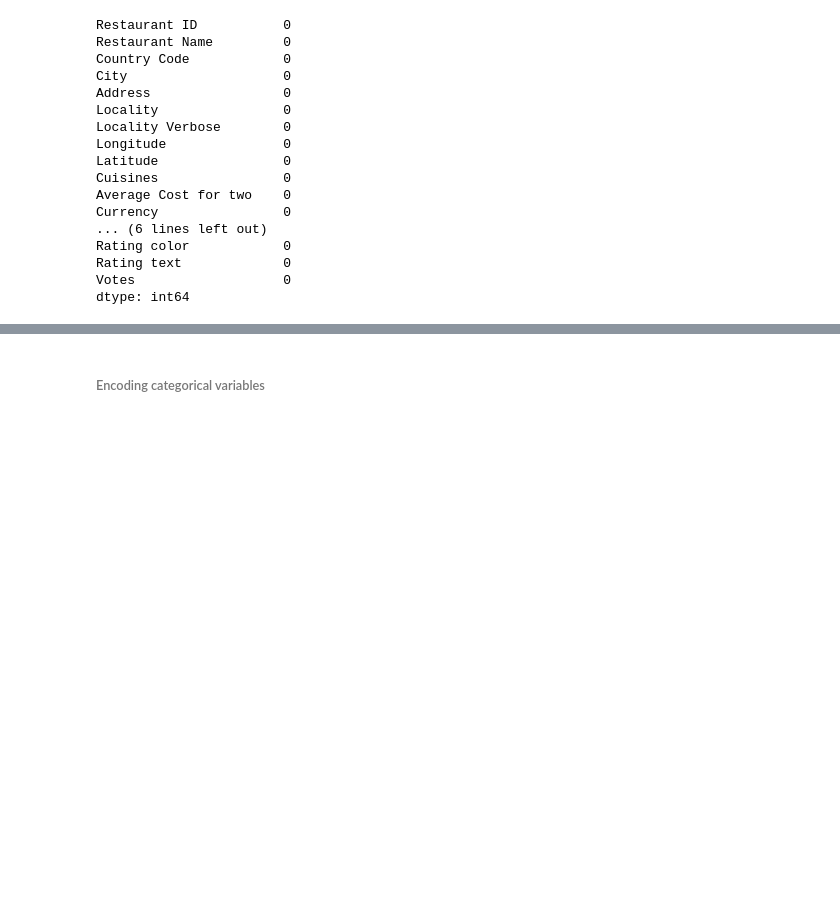
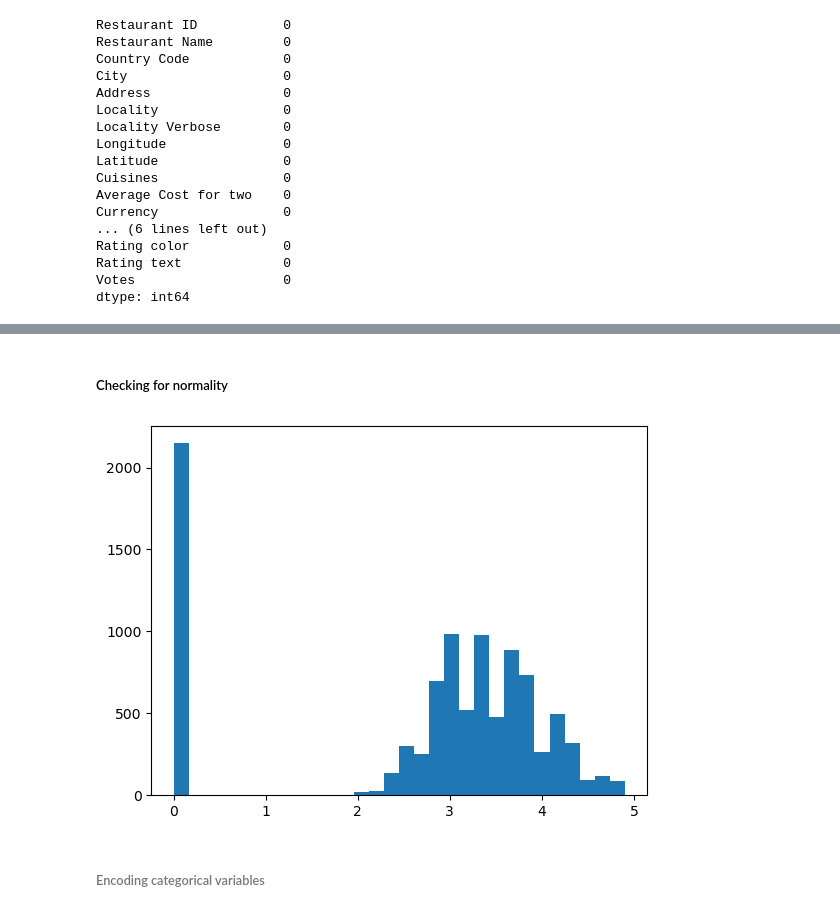
Before and after one commit to s0ul141/Cognifyz, a Jupyter notebook: Task_1.ipynb, the cells around one changed output, grey strips where cells are left out. Saved outputs shown, nothing was run; the diff lists cells and outputs as text; code cells hidden in the pictures; blank space fills up the shorter version.

```diff
--- a/Task_1.ipynb
+++ b/Task_1.ipynb
@@ -114,3 +138,12 @@ dtype: int64
+# %% [markdown]
+##### Checking for normality
+# %%
+
+# Assume 'df' is your DataFrame and 'column' is the column you want to check
+plt.hist(df['Aggregate rating'], bins=30)
+plt.show()
+# %% [output]
+[figure, added]
 # %% [markdown]
 ###### Encoding categorical variables
 # %%
```
Also changed, not shown: parts of 4 cells of this notebook.
